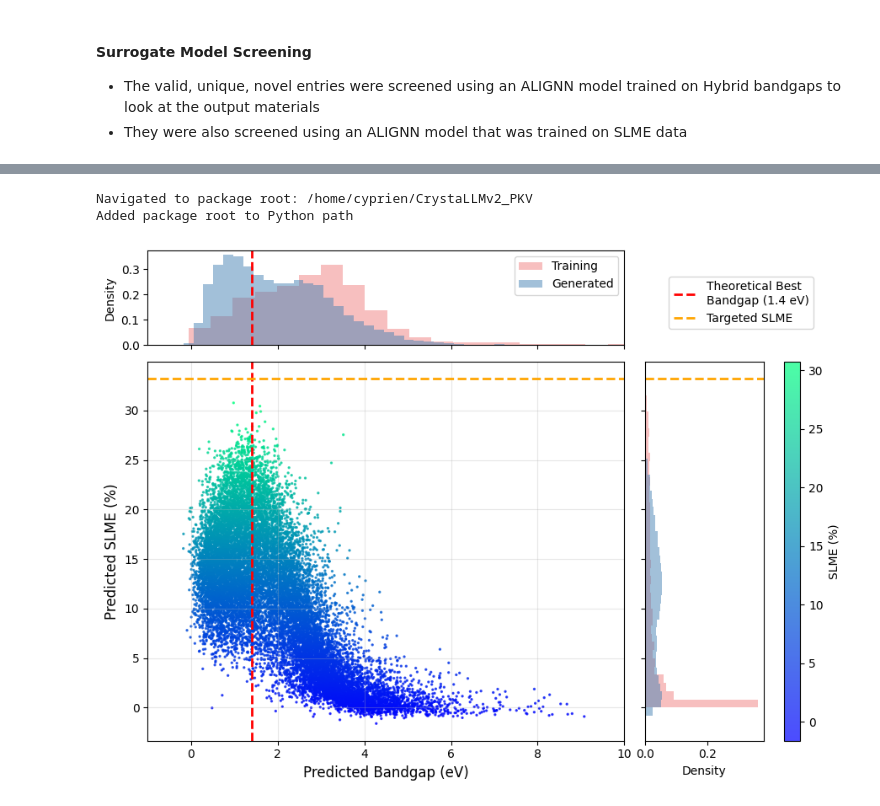
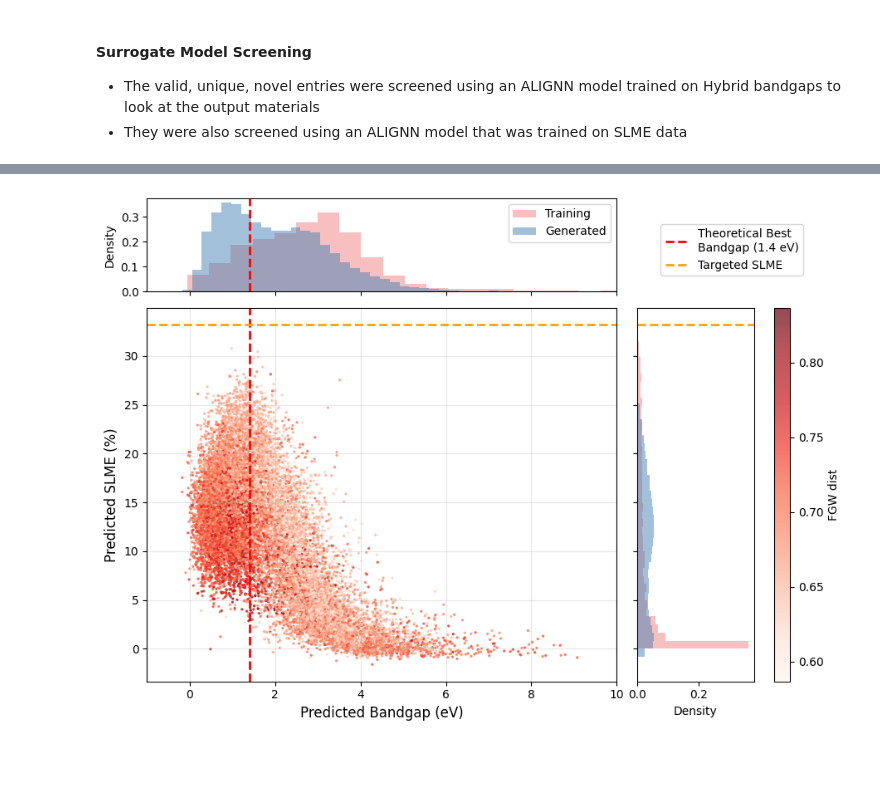
Before and after one commit to C-Bone-UCL/CrystaLLM-pi, a Jupyter notebook: notebooks/X_SLME.ipynb, the cells around one changed output, grey strips where cells are left out. Saved outputs shown, nothing was run; the diff lists cells and outputs as text; code cells hidden in the pictures; blank space fills up the shorter version.

```diff
--- a/notebooks/X_SLME.ipynb
+++ b/notebooks/X_SLME.ipynb
@@ -182,3 +182,16 @@ Total entries: 100000
 #### Surrogate Model Screening
 - The valid, unique, novel entries were screened using an ALIGNN model trained on Hybrid bandgaps to look at the output materials
 - They were also screened using an ALIGNN model that was trained on SLME data
+# %%
+# Create scatter plot with training distribution margins to show out-of-distribution generation
+import matplotlib.pyplot as plt
+from matplotlib.gridspec import GridSpec
+import __init__
+import pandas as pd
+
+
+gen_merged = pd.read_parquet('HF-databases/mpdb-slme/mpdb-slme_surrogate_metrics.parquet')
+
+# Load training distributions
+training_hse_gaps = pd.read_json('HF-databases/mpdb-slme/MPID_Kim_HSE_gaps.json', typ='series')
+training_slmes = pd.read_json('HF-databases/mpdb-slme/All_corr_SLMEs.json', typ='series')
@@ -185,18 +243,4 @@ Total entries: 100000
 # %%
-# Create scatter plot with training distribution margins to show out-of-distribution generation
-import matplotlib.pyplot as plt
-from matplotlib.gridspec import GridSpec
-import __init__
-import pandas as pd
-
-# Load and merge data
-gen_pred_hse_gaps = pd.read_csv('HF-databases/mpdb-slme/predicted_HSE_gaps.csv')
-gen_pred_slmes = pd.read_csv('HF-databases/mpdb-slme/CLLM_SLME_preds.csv')
-gen_merged = pd.merge(gen_pred_hse_gaps, gen_pred_slmes, on='material_id', how='inner')
-
-# Load training distributions
-training_hse_gaps = pd.read_json('HF-databases/mpdb-slme/MPID_Kim_HSE_gaps.json', typ='series')
-training_slmes = pd.read_json('HF-databases/mpdb-slme/All_corr_SLMEs.json', typ='series')
 
 # Create figure with GridSpec for marginal plots with tighter spacing
 fig = plt.figure(figsize=(10, 8))
@@ -206,7 +250,7 @@ gs = GridSpec(3, 3, height_ratios=[0.75, 3, 0.1], width_ratios=[3, 0.75, 0.1],
 # Main scatter plot
 ax_main = fig.add_subplot(gs[1, 0])
 scatter = ax_main.scatter(gen_merged['predicted_gap'], gen_merged['predicted_slme'],
-                         c=gen_merged['predicted_slme'], cmap='winter', alpha=0.7, s=2)
+                         c=gen_merged['avg_crysFGW_0.00_cosine'], cmap='Reds', alpha=0.7, s=2)
 
 # Reference lines
 line1 = ax_main.axvline(x=1.4, color='r', linestyle='--', linewidth=2, label='Theoretical Best Bandgap (1.4 eV)')
@@ -222,34 +266,32 @@ ax_top = fig.add_subplot(gs[0, 0], sharex=ax_main)
 ax_top.hist(training_hse_gaps.values, bins=40, alpha=0.5, color='lightcoral',
            density=True, label='Training')
 ax_top.hist(gen_merged['predicted_gap'], bins=40, alpha=0.5, color='steelblue',
            density=True, label='Generated')
 ax_top.axvline(x=1.4, color='r', linestyle='--', linewidth=2, alpha=1.0)
 ax_top.set_ylabel('Density', fontsize=10)
 ax_top.legend(fontsize=10)
 plt.setp(ax_top.get_xticklabels(), visible=False)
 
 # Right histogram (SLME)
 ax_right = fig.add_subplot(gs[1, 1], sharey=ax_main)
 ax_right.hist(training_slmes.values, bins=40, alpha=0.5, color='lightcoral',
              density=True, orientation='horizontal', label='Training')
 ax_right.hist(gen_merged['predicted_slme'], bins=40, alpha=0.5, color='steelblue',
              density=True, orientation='horizontal', label='Generated')
 ax_right.axhline(y=33.2, color='orange', linestyle='--', linewidth=2, alpha=1.0)
 ax_right.set_xlabel('Density', fontsize=10)
 plt.setp(ax_right.get_yticklabels(), visible=False)
 
 # Colorbar
 ax_cbar = fig.add_subplot(gs[1, 2])
 cbar = plt.colorbar(scatter, cax=ax_cbar)
-cbar.set_label('SLME (%)', fontsize=10)
+cbar.set_label('FGW dist', fontsize=10)
 
 # Add legend outside the plot area
 fig.legend([line1, line2], ['Theoretical Best \nBandgap (1.4 eV)', 'Targeted SLME'],
            loc='upper center', bbox_to_anchor=(0.83, 0.85), ncol=1, fontsize=10)
 
 plt.tight_layout
 plt.show()
 # %% [output]
-Navigated to package root: /home/cyprien/CrystaLLMv2_PKV
-Added package root to Python path
-[figure, old version]
+[figure, new version]
```
Also changed, not shown: parts of 7 cells of this notebook, 6 other files.
